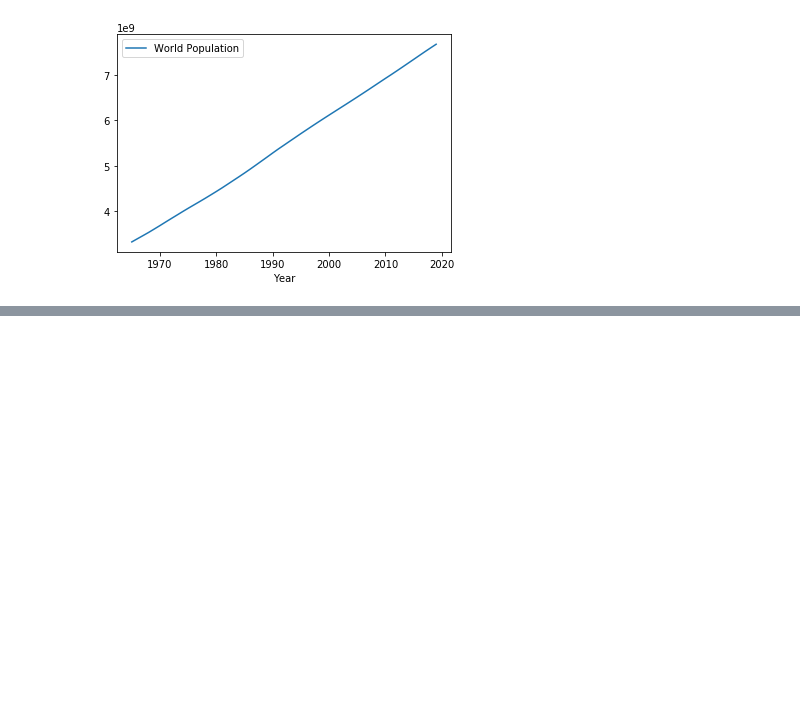
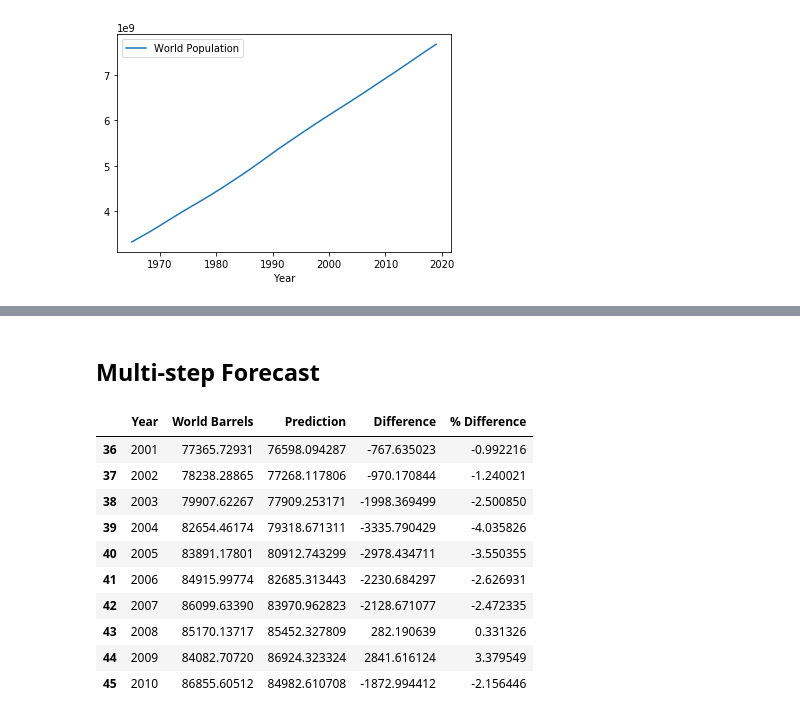
Before and after one commit to minerva-b/Final_Team_Project, a Jupyter notebook: Kmar/Oil_Consum_Regres_ML.ipynb, the cells around one changed output, grey strips where cells are left out. Drawn from its saved outputs; the diff is of its cells as text; code cells hidden in the pictures; blank space fills up the shorter version.

Commit message:
Added US inflation to one-step forecast and started multi-step forecast

```diff
--- a/Kmar/Oil_Consum_Regres_ML.ipynb
+++ b/Kmar/Oil_Consum_Regres_ML.ipynb
@@ -117,7 +117,8 @@ Name: World Barrels, dtype: float64
 # Assign the data to X and y and reshape for 2-dimensional array of values
 
 X = full_merge["World Population"][15:36].values.reshape(-1, 1)
-y = full_merge["World Barrels"][15:36].values.reshape(-1, 1)
+# y = full_merge["World Barrels"][15:36].values.reshape(-1, 1)
+y = full_merge["World Barrels"][16:37].values.reshape(-1, 1)
 
 print("Shape: ", X.shape, y.shape)
 # %% [output]
@@ -269 +294,50 @@ full_merge.loc[full_merge['Year'].between(1980, 2000), ['World Population', 'Wor
+# %% [markdown]
+## Multi-step Forecast
+# %%
+multi_list=[]
+
+# example: use 10 years of data (2010 - 2019) for 2020y
+# use 2019 to predict 2020y (barrel)
+# ex: use 2014 - 2019 avg feature (world pop) for 2020 forecast feature of world pop for x
+# use x forecast for rolling window to predict y for 2021
+# function in pandas to apply mean to window. append to df (Google how to append single parameter to df)
+# in range(5), we can hard code rolling window of year - 5
+# If fancy: we can run regression within features to predict features  O__O
+
+for year in range(5):
+    # Think about start and end
+    start = 2014 + year
+    end = 2019 + year
+
+    xy = full_merge.loc[full_merge['Year'].between(start, end), ['World Population', 'World Barrels', 'US Inflation%']]
+
+    # Does not need .value.reshape(-1, 1) as there's dimension now with 2 features
+    X = xy[["World Population", "US Inflation%"]]
+    y = xy["World Barrels"].values.reshape(-1, 1)
+#     print (X.iloc[20])
+    fitment = model.fit(X, y)
+
+    # Do not need to .reshape(-1, 1) in oil predict
+    oil_predict = fitment.predict(X.iloc[20].values.reshape(1, -1))
+    predict0110.append(oil_predict.flatten()[0])
+
+print(predict0110)
+# %%
+hist_pred_0110_df = full_merge.loc[full_merge['Year'].between(2001, 2010), ['Year', 'World Barrels']]
+hist_pred_0110_df["Prediction"] = predict0110
+hist_pred_0110_df["Difference"] = hist_pred_0110_df["Prediction"] - hist_pred_0110_df["World Barrels"]
+hist_pred_0110_df["% Difference"] = ((hist_pred_0110_df["Prediction"] - hist_pred_0110_df["World Barrels"])/hist_pred_0110_df["World Barrels"])*100
+hist_pred_0110_df
+# %% [output]
+|  | Year | World Barrels | Prediction | Difference | % Difference |
+| 36 | 2001 | 77365.72931 | 76598.094287 | -767.635023 | -0.992216 |
+| 37 | 2002 | 78238.28865 | 77268.117806 | -970.170844 | -1.240021 |
+| 38 | 2003 | 79907.62267 | 77909.253171 | -1998.369499 | -2.500850 |
+| 39 | 2004 | 82654.46174 | 79318.671311 | -3335.790429 | -4.035826 |
+| 40 | 2005 | 83891.17801 | 80912.743299 | -2978.434711 | -3.550355 |
+| 41 | 2006 | 84915.99774 | 82685.313443 | -2230.684297 | -2.626931 |
+| 42 | 2007 | 86099.63390 | 83970.962823 | -2128.671077 | -2.472335 |
+| 43 | 2008 | 85170.13717 | 85452.327809 | 282.190639 | 0.331326 |
+| 44 | 2009 | 84082.70720 | 86924.323324 | 2841.616124 | 3.379549 |
+| 45 | 2010 | 86855.60512 | 84982.610708 | -1872.994412 | -2.156446 |
 # %%
```
Also changed, not shown: parts of 12 cells of this notebook.
